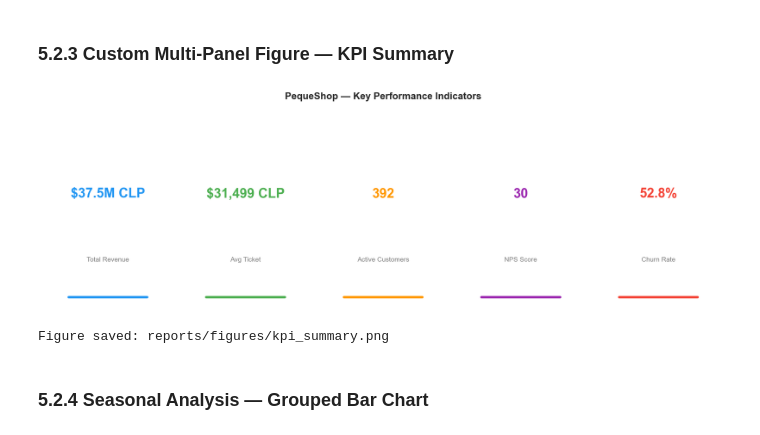
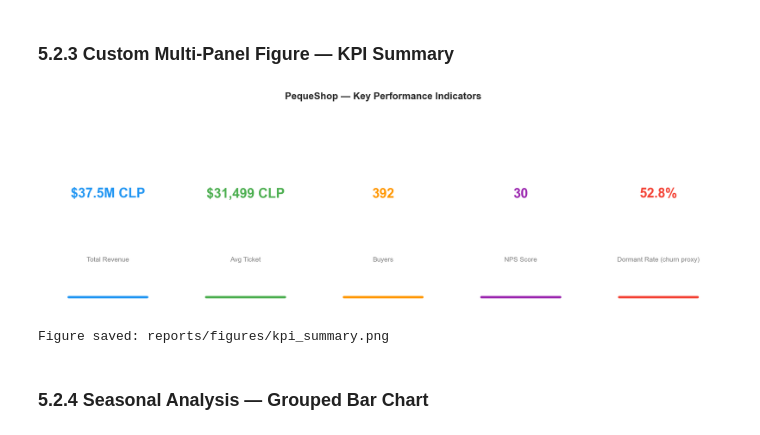
Before and after one commit to joselopezp/bootcamp-data-science-portfolio, a Jupyter notebook: projects/project-3-eda-pequeshop/notebooks/05_evaluation.ipynb, the cells around one changed output. Saved outputs shown, nothing was run; the diff lists cells and outputs as text; code cells hidden in the pictures.

Commit message:
fix(project-3-eda-pequeshop): replace 'active' and 'churn rate' labels with buyers and dormant rate

```diff
--- a/projects/project-3-eda-pequeshop/notebooks/05_evaluation.ipynb
+++ b/projects/project-3-eda-pequeshop/notebooks/05_evaluation.ipynb
@@ -545,36 +545,36 @@ churn_rate = (
     .get('Dormant', 0) * 100
 )
 
 kpis = [
     ('Total Revenue', f'${total_revenue/1_000_000:,.1f}M CLP', '#2196F3'),
     ('Avg Ticket', f'${avg_ticket:,.0f} CLP', '#4CAF50'),
-    ('Active Customers', f'{total_customers}', '#FF9800'),
+    ('Buyers', f'{total_customers}', '#FF9800'),
     ('NPS Score', f'{nps_score:.0f}', '#9C27B0'),
-    ('Churn Rate', f'{churn_rate:.1f}%', '#F44336')
+    ('Dormant Rate (churn proxy)', f'{churn_rate:.1f}%', '#F44336')
 ]
 
 for i, (title, value, color) in enumerate(kpis):
     ax = fig.add_subplot(1, 5, i + 1)
     ax.text(0.5, 0.6, value, ha='center', va='center',
             fontsize=22, fontweight='bold', color=color,
             transform=ax.transAxes)
     ax.text(0.5, 0.25, title, ha='center', va='center',
             fontsize=11, color='gray', transform=ax.transAxes)
     ax.set_xlim(0, 1)
     ax.set_ylim(0, 1)
     ax.axis('off')
     # Bottom color bar
     ax.axhline(y=0.05, xmin=0.2, xmax=0.8, color=color, linewidth=4)
 
 fig.suptitle('PequeShop — Key Performance Indicators',
              fontsize=16, fontweight='bold', y=1.02)
 
 plt.tight_layout()
 fig.savefig(FIGURES / 'kpi_summary.png', bbox_inches='tight', dpi=150)
 plt.show()
 print('Figure saved: reports/figures/kpi_summary.png')
 # %% [output]
-[figure, old version]
+[figure, new version]
 Figure saved: reports/figures/kpi_summary.png
 # %% [markdown]
 ### 5.2.4 Seasonal Analysis — Grouped Bar Chart
```
Also changed, not shown: parts of 2 cells of this notebook, 2 other files.
